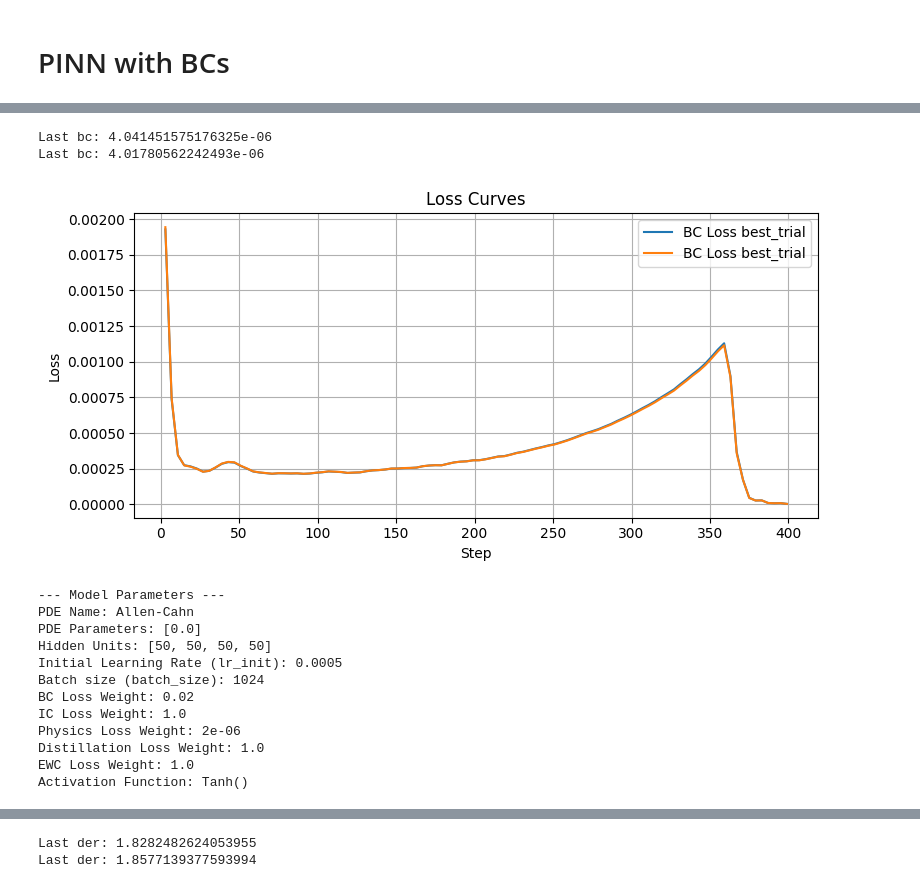
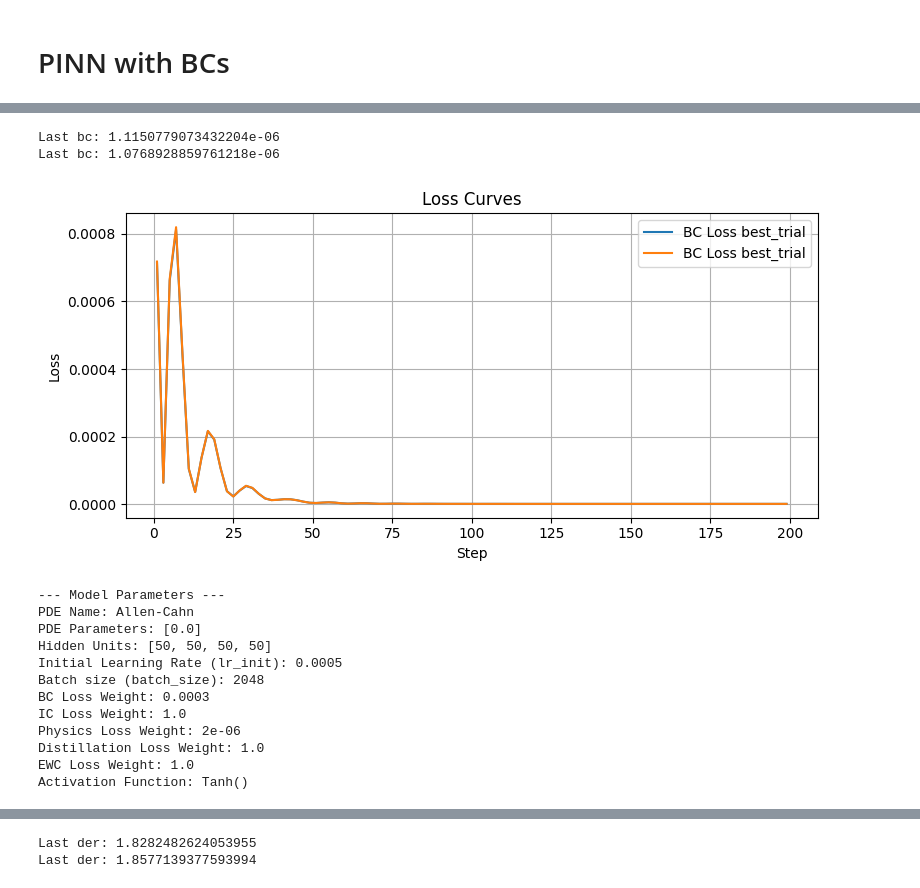
Before and after one commit to claudia181/PinnsStudy, a Jupyter notebook: step0.ipynb, the cells around one changed output, grey strips where cells are left out. Drawn from its saved outputs; the diff is of its cells as text; code cells hidden in the pictures.

```diff
--- a/step0.ipynb
+++ b/step0.ipynb
@@ -848,23 +848,23 @@ Distillation Loss Weight: 1.0
 EWC Loss Weight: 1.0
 Activation Function: Tanh()
 # %%
-path = "models/step0/AllenCahnSingle0/PINNfullB2"
+path = "models/step0/AllenCahnSingle0/PINNfullB3"
 best_trial = "best_trial"
 labels = [best_trial, best_trial]
 filepaths=[os.path.join(path, best_trial) + "/train_stats.npy", os.path.join(path, best_trial) + "/test_stats.npy"]
 plot_model_stats(filepaths=filepaths, labels=labels, to_plot=["bc"])
 print_model_info(filepath=os.path.join(path, best_trial) + "/model.pth")
 # %% [output]
-Last bc: 4.041451575176325e-06
-Last bc: 4.01780562242493e-06
+Last bc: 1.1150779073432204e-06
+Last bc: 1.0768928859761218e-06
-[figure, old version]
+[figure, new version]
 --- Model Parameters ---
 PDE Name: Allen-Cahn
 PDE Parameters: [0.0]
 Hidden Units: [50, 50, 50, 50]
 Initial Learning Rate (lr_init): 0.0005
-Batch size (batch_size): 1024
-BC Loss Weight: 0.02
+Batch size (batch_size): 2048
+BC Loss Weight: 0.0003
 IC Loss Weight: 1.0
 Physics Loss Weight: 2e-06
 Distillation Loss Weight: 1.0
```
Also changed, not shown: parts of 4 cells of this notebook, 1 other file.
